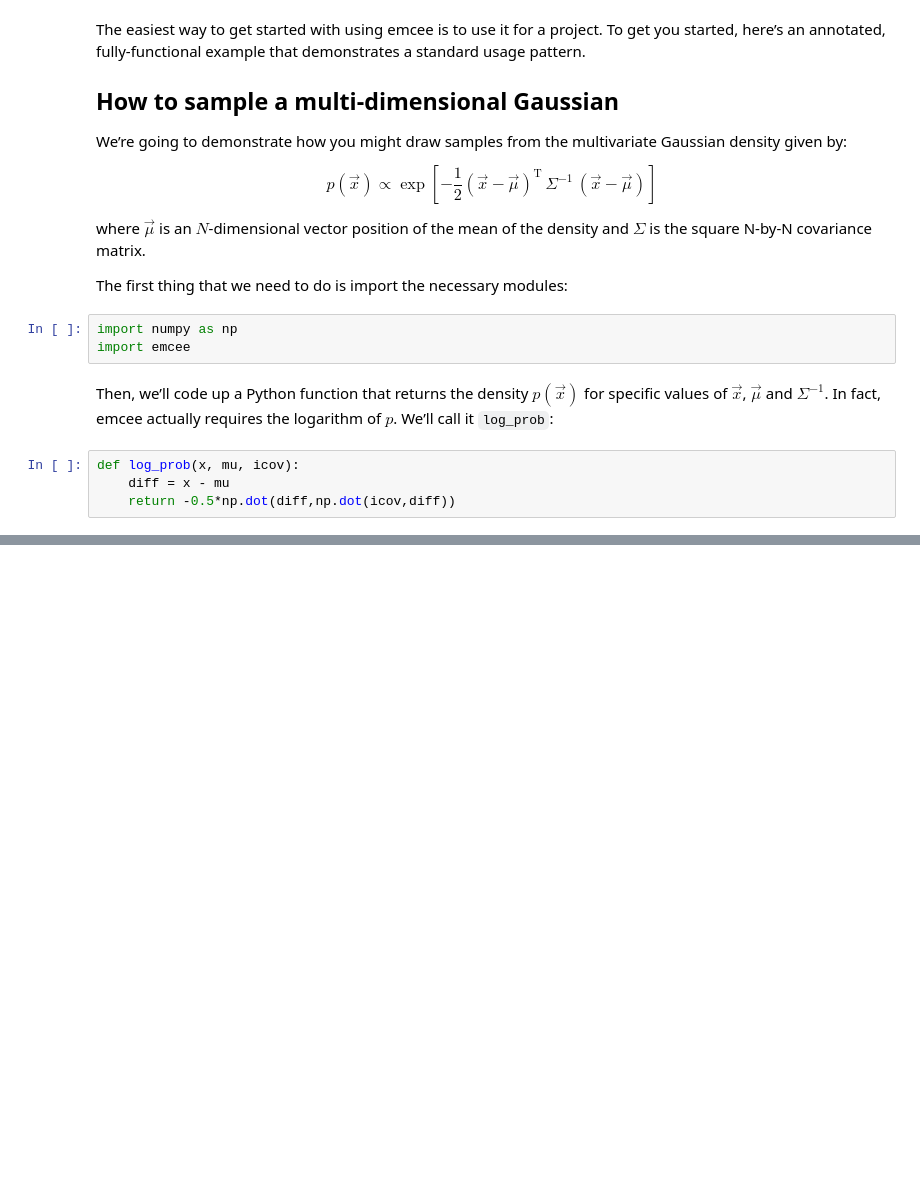
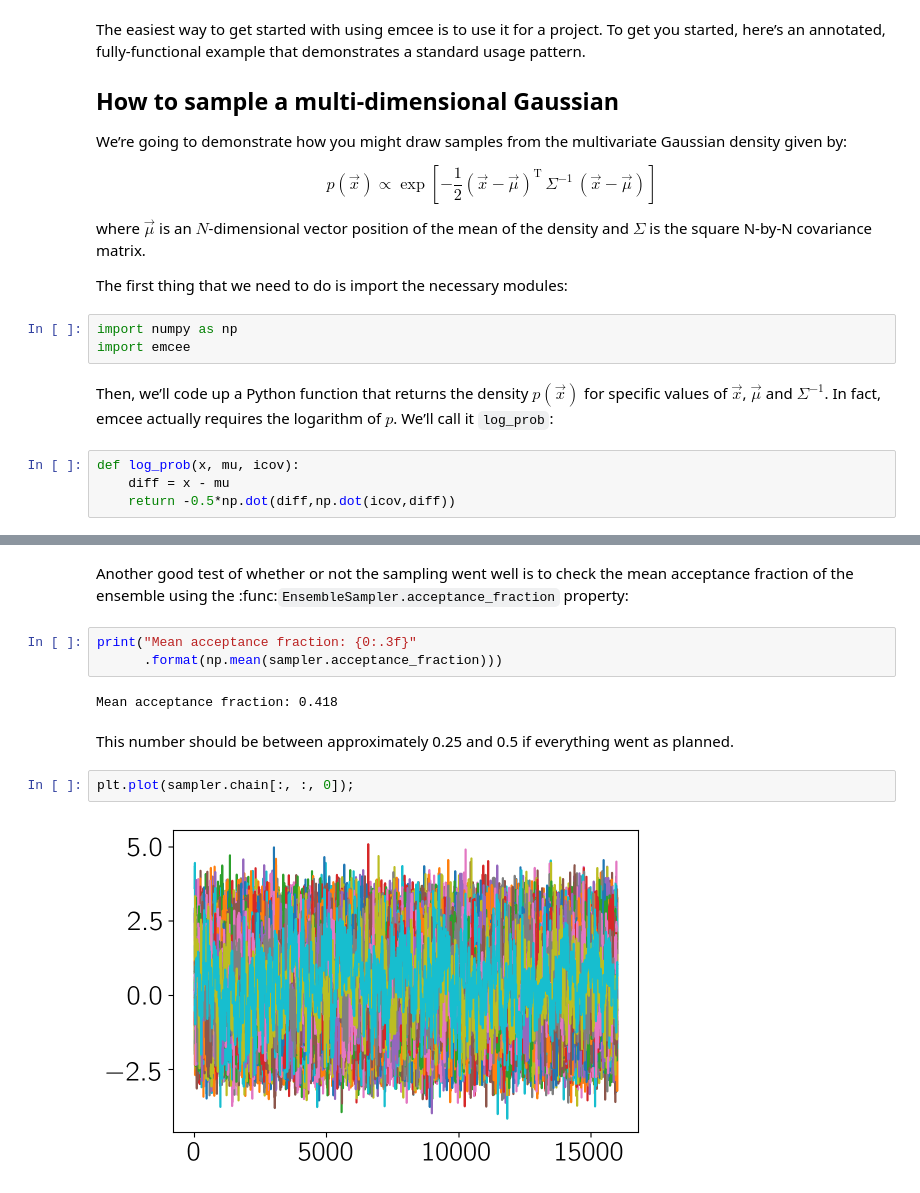
Before and after one commit to dfm/emcee, a Jupyter notebook: docs/_static/notebooks/quickstart.ipynb, the cells around one changed output, grey strips where cells are left out. Saved outputs shown, nothing was run; the diff lists cells and outputs as text; blank space fills up the shorter version.

```diff
--- a/docs/_static/notebooks/quickstart.ipynb
+++ b/docs/_static/notebooks/quickstart.ipynb
@@ -44,0 +139,16 @@ def log_prob(x, mu, icov):
+# %% [markdown]
+Another good test of whether or not the sampling went well is to check
+the mean acceptance fraction of the ensemble using the
+:func:`EnsembleSampler.acceptance_fraction` property:
+# %%
+print("Mean acceptance fraction: {0:.3f}"
+      .format(np.mean(sampler.acceptance_fraction)))
+# %% [output]
+Mean acceptance fraction: 0.418
+# %% [markdown]
+This number should be between approximately 0.25 and 0.5 if everything
+went as planned.
+# %%
+plt.plot(sampler.chain[:, :, 0]);
+# %% [output]
+[figure, added]
```
Also changed, not shown: parts of 18 cells of this notebook, 2 other files.
